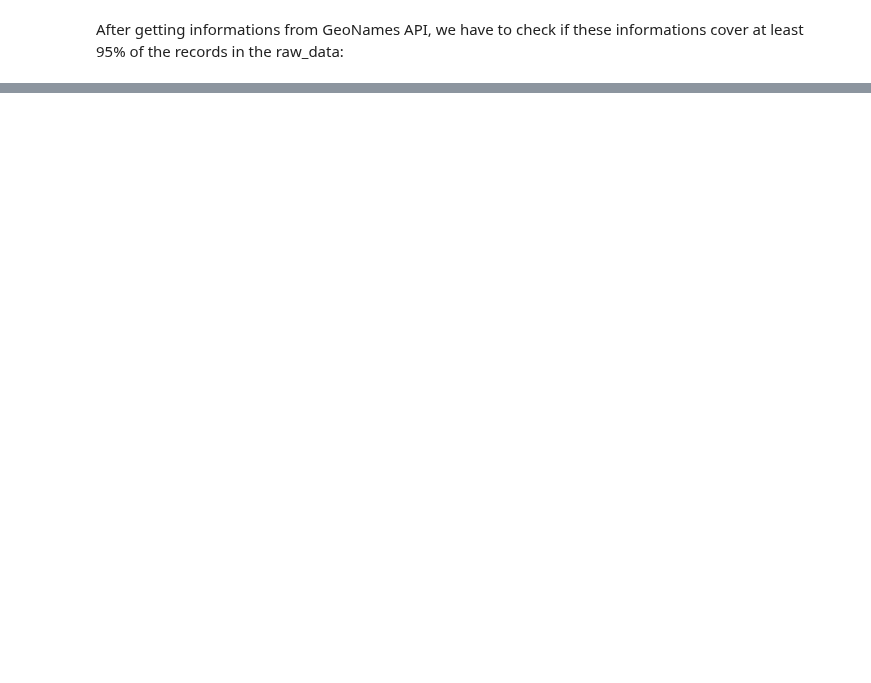
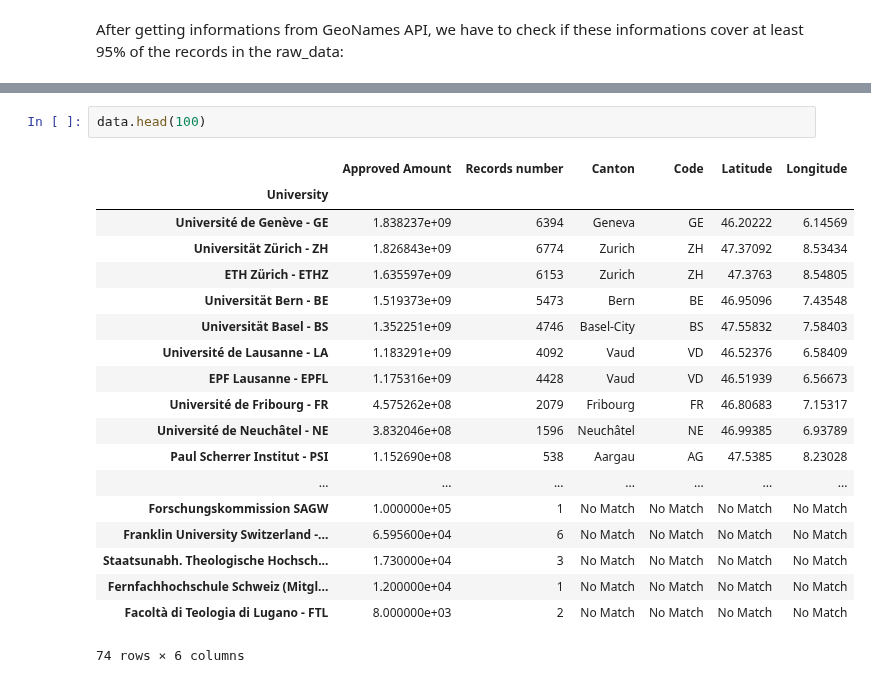
Before and after one commit to Symsystem/adaepflHomework, a Jupyter notebook: 03 - Interactive Viz/Project 3.ipynb, the cells around one changed output, grey strips where cells are left out. Drawn from its saved outputs; the diff is of its cells as text; blank space fills up the shorter version.

```diff
--- a/03 - Interactive Viz/Project 3.ipynb
+++ b/03 - Interactive Viz/Project 3.ipynb
@@ -73 +115,23 @@ After getting informations from GeoNames API, we have to check if these informat
+# %%
+data.head(100)
+# %% [output]
+|  | Approved Amount | Records number | Canton | Code | Latitude | Longitude |
+| University |  |  |  |  |  |  |
+| Université de Genève - GE | 1.838237e+09 | 6394 | Geneva | GE | 46.20222 | 6.14569 |
+| Universität Zürich - ZH | 1.826843e+09 | 6774 | Zurich | ZH | 47.37092 | 8.53434 |
+| ETH Zürich - ETHZ | 1.635597e+09 | 6153 | Zurich | ZH | 47.3763 | 8.54805 |
+| Universität Bern - BE | 1.519373e+09 | 5473 | Bern | BE | 46.95096 | 7.43548 |
+| Universität Basel - BS | 1.352251e+09 | 4746 | Basel-City | BS | 47.55832 | 7.58403 |
+| Université de Lausanne - LA | 1.183291e+09 | 4092 | Vaud | VD | 46.52376 | 6.58409 |
+| EPF Lausanne - EPFL | 1.175316e+09 | 4428 | Vaud | VD | 46.51939 | 6.56673 |
+| Université de Fribourg - FR | 4.575262e+08 | 2079 | Fribourg | FR | 46.80683 | 7.15317 |
+| Université de Neuchâtel - NE | 3.832046e+08 | 1596 | Neuchâtel | NE | 46.99385 | 6.93789 |
+| Paul Scherrer Institut - PSI | 1.152690e+08 | 538 | Aargau | AG | 47.5385 | 8.23028 |
+| ... | ... | ... | ... | ... | ... | ... |
+| Forschungskommission SAGW | 1.000000e+05 | 1 | No Match | No Match | No Match | No Match |
+| Franklin University Switzerland -... | 6.595600e+04 | 6 | No Match | No Match | No Match | No Match |
+| Staatsunabh. Theologische Hochsch... | 1.730000e+04 | 3 | No Match | No Match | No Match | No Match |
+| Fernfachhochschule Schweiz (Mitgl... | 1.200000e+04 | 1 | No Match | No Match | No Match | No Match |
+| Facoltà di Teologia di Lugano - FTL | 8.000000e+03 | 2 | No Match | No Match | No Match | No Match |
+74 rows × 6 columns
 # %%
```
Also changed, not shown: parts of 9 cells of this notebook.
